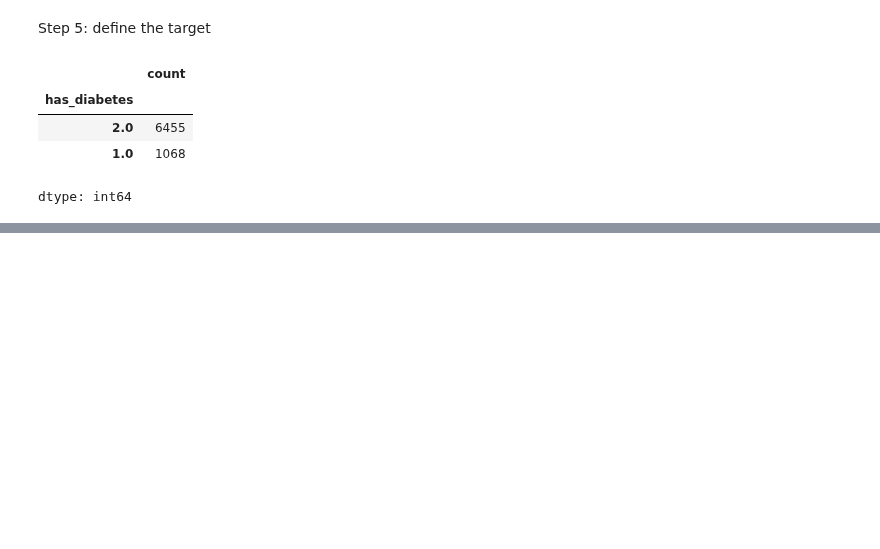
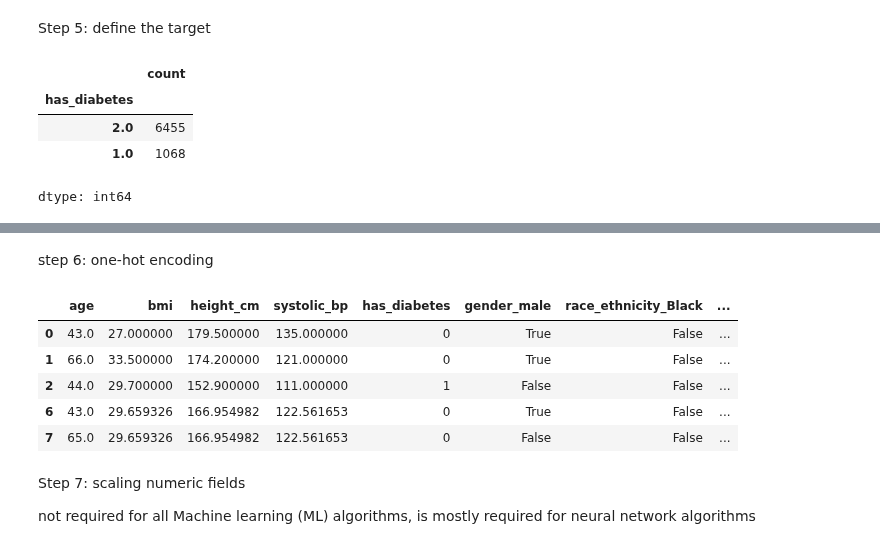
Before and after one commit to Luna0414/-DSC_110-, a Jupyter notebook: ML_Data_Prep_10_27_2026.ipynb, the cells around one changed output, grey strips where cells are left out. Drawn from its saved outputs; the diff is of its cells as text; code cells hidden in the pictures; blank space fills up the shorter version.

```diff
--- a/ML_Data_Prep_10_27_2026.ipynb
+++ b/ML_Data_Prep_10_27_2026.ipynb
@@ -182,0 +191,20 @@ df['has_diabetes'] = df['has_diabetes'].map({
+# %% [markdown]
+step 6: one-hot encoding
+# %%
+#sklearn=short for scikit learn library
+# scikit learn library does not take text so we need to write liike this
+#pd = pandas
+df = pd.get_dummies(df,columns = ['gender', 'race_ethnicity','education'],drop_first = True)
+# %%
+df.head()
+# %% [output]
+|  | age | bmi | height_cm | systolic_bp | has_diabetes | gender_male | race_ethnicity_Black | ... |
+| 0 | 43.0 | 27.000000 | 179.500000 | 135.000000 | 0 | True | False | ... |
+| 1 | 66.0 | 33.500000 | 174.200000 | 121.000000 | 0 | True | False | ... |
+| 2 | 44.0 | 29.700000 | 152.900000 | 111.000000 | 1 | False | False | ... |
+| 6 | 43.0 | 29.659326 | 166.954982 | 122.561653 | 0 | True | False | ... |
+| 7 | 65.0 | 29.659326 | 166.954982 | 122.561653 | 0 | False | False | ... |
+# %% [markdown]
+Step 7: scaling numeric fields
+
+not required for all Machine learning (ML) algorithms, is mostly required for neural network algorithms
```
Also changed, not shown: parts of 8 cells of this notebook.
